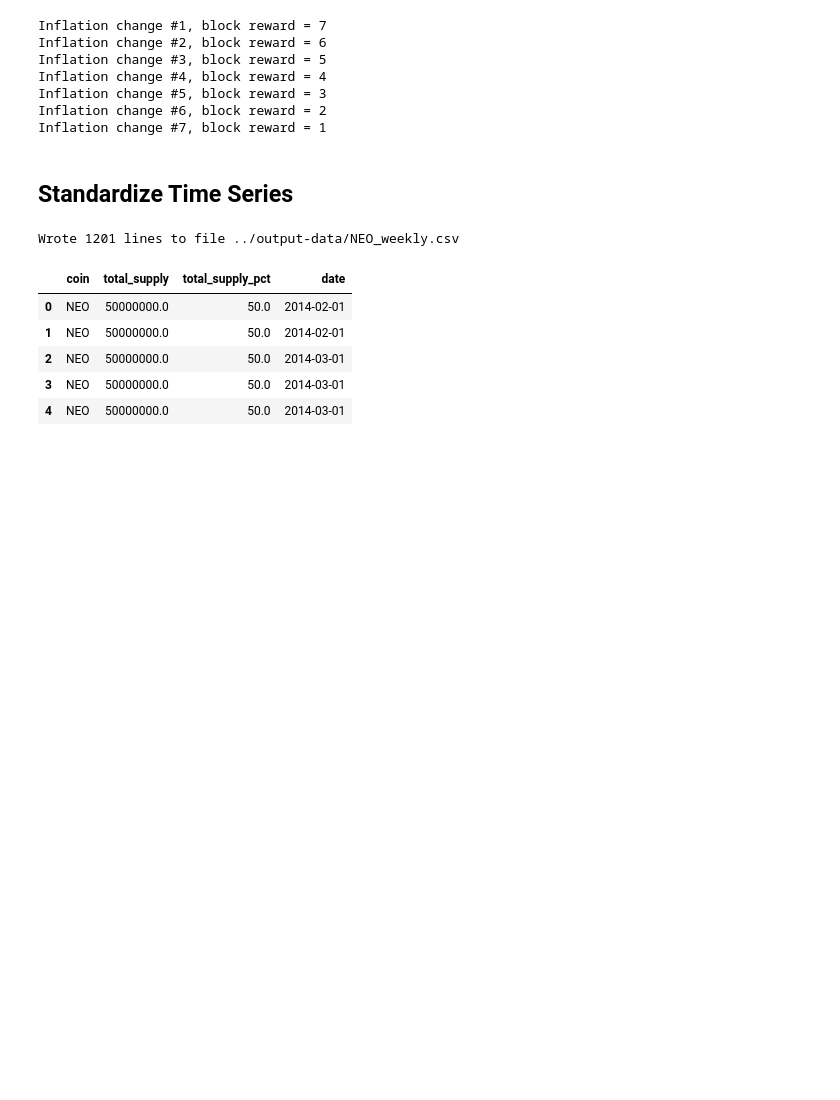
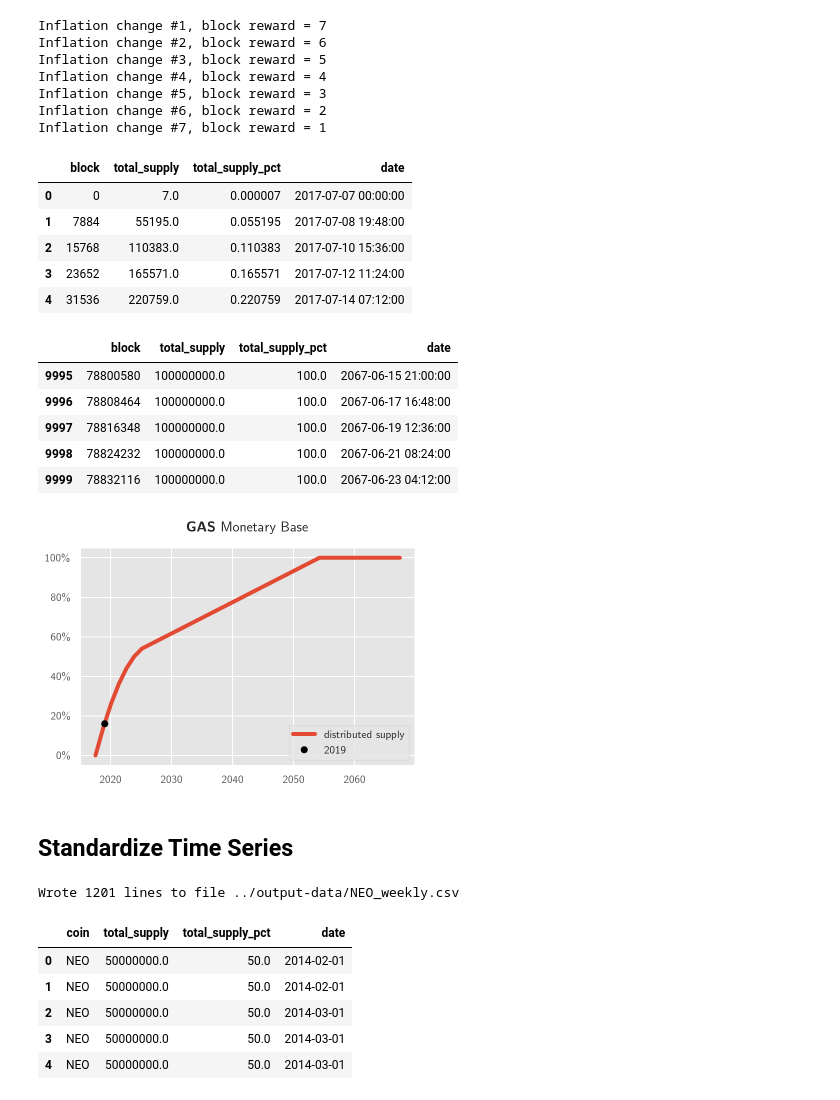
Before and after one commit to zazencodes/crypto-monetary-base, a Jupyter notebook: jupyter-notebooks/NEO.ipynb, the cells around one changed output. Drawn from its saved outputs; the diff is of its cells as text; code cells hidden in the pictures; blank space fills up the shorter version.

Commit message:
Added GAS chart

```diff
--- a/jupyter-notebooks/NEO.ipynb
+++ b/jupyter-notebooks/NEO.ipynb
@@ -149,6 +149,30 @@ Inflation change #4, block reward = 4
 Inflation change #5, block reward = 3
 Inflation change #6, block reward = 2
 Inflation change #7, block reward = 1
+# %%
+display(gas_supply.head())
+display(gas_supply.tail())
+
+cmb.plot_supply_curve(
+    gas_supply,
+    'GAS',
+    fmt='-',
+    out_name='GAS',
+);
+# %% [output]
+|  | block | total_supply | total_supply_pct | date |
+| 0 | 0 | 7.0 | 0.000007 | 2017-07-07 00:00:00 |
+| 1 | 7884 | 55195.0 | 0.055195 | 2017-07-08 19:48:00 |
+| 2 | 15768 | 110383.0 | 0.110383 | 2017-07-10 15:36:00 |
+| 3 | 23652 | 165571.0 | 0.165571 | 2017-07-12 11:24:00 |
+| 4 | 31536 | 220759.0 | 0.220759 | 2017-07-14 07:12:00 |
+|  | block | total_supply | total_supply_pct | date |
+| 9995 | 78800580 | 100000000.0 | 100.0 | 2067-06-15 21:00:00 |
+| 9996 | 78808464 | 100000000.0 | 100.0 | 2067-06-17 16:48:00 |
+| 9997 | 78816348 | 100000000.0 | 100.0 | 2067-06-19 12:36:00 |
+| 9998 | 78824232 | 100000000.0 | 100.0 | 2067-06-21 08:24:00 |
+| 9999 | 78832116 | 100000000.0 | 100.0 | 2067-06-23 04:12:00 |
+[figure, added]
 # %% [markdown]
 ## Standardize Time Series
 # %%
```
Also changed, not shown: parts of 1 cell of this notebook, 1 other file.
